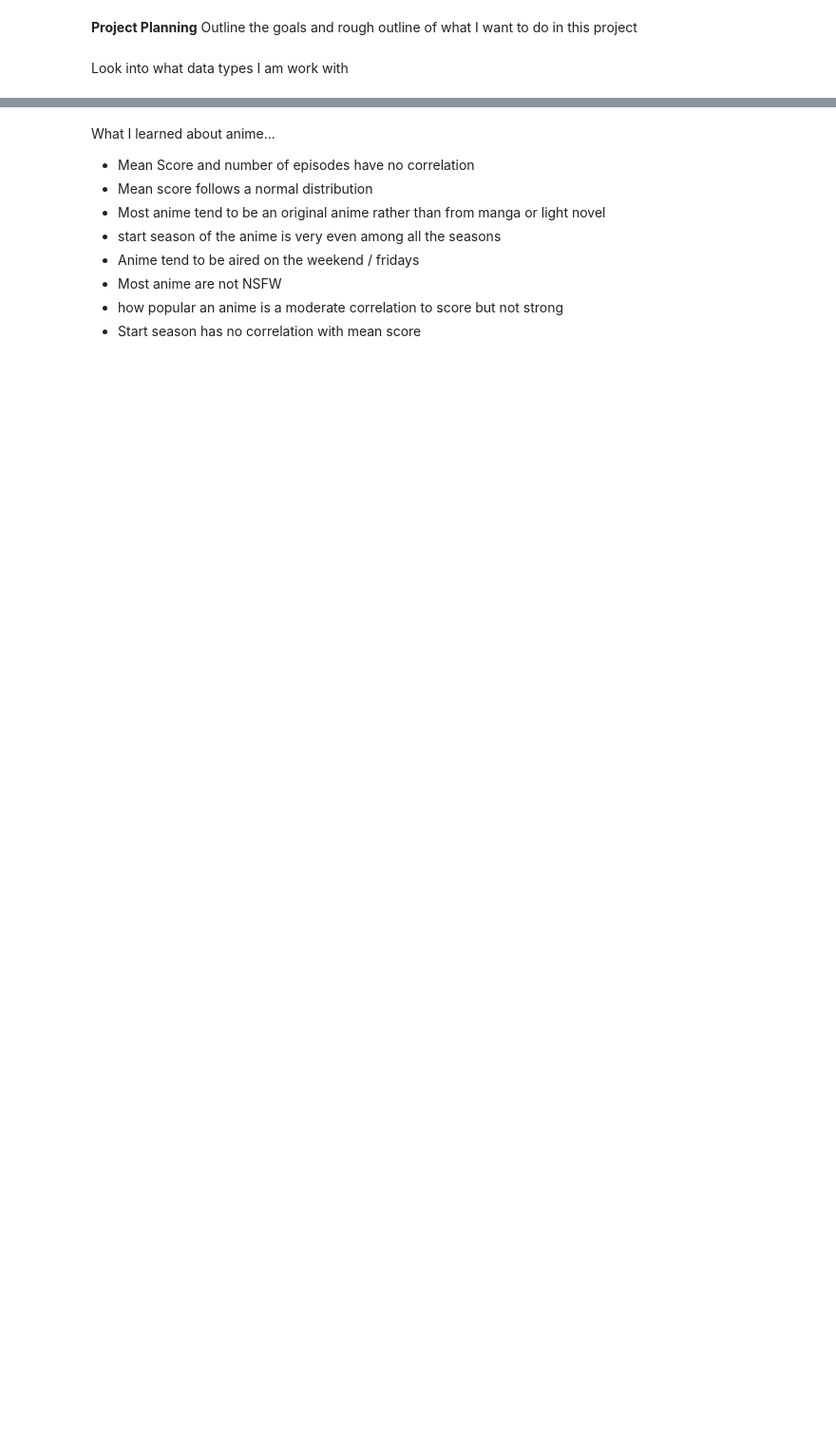
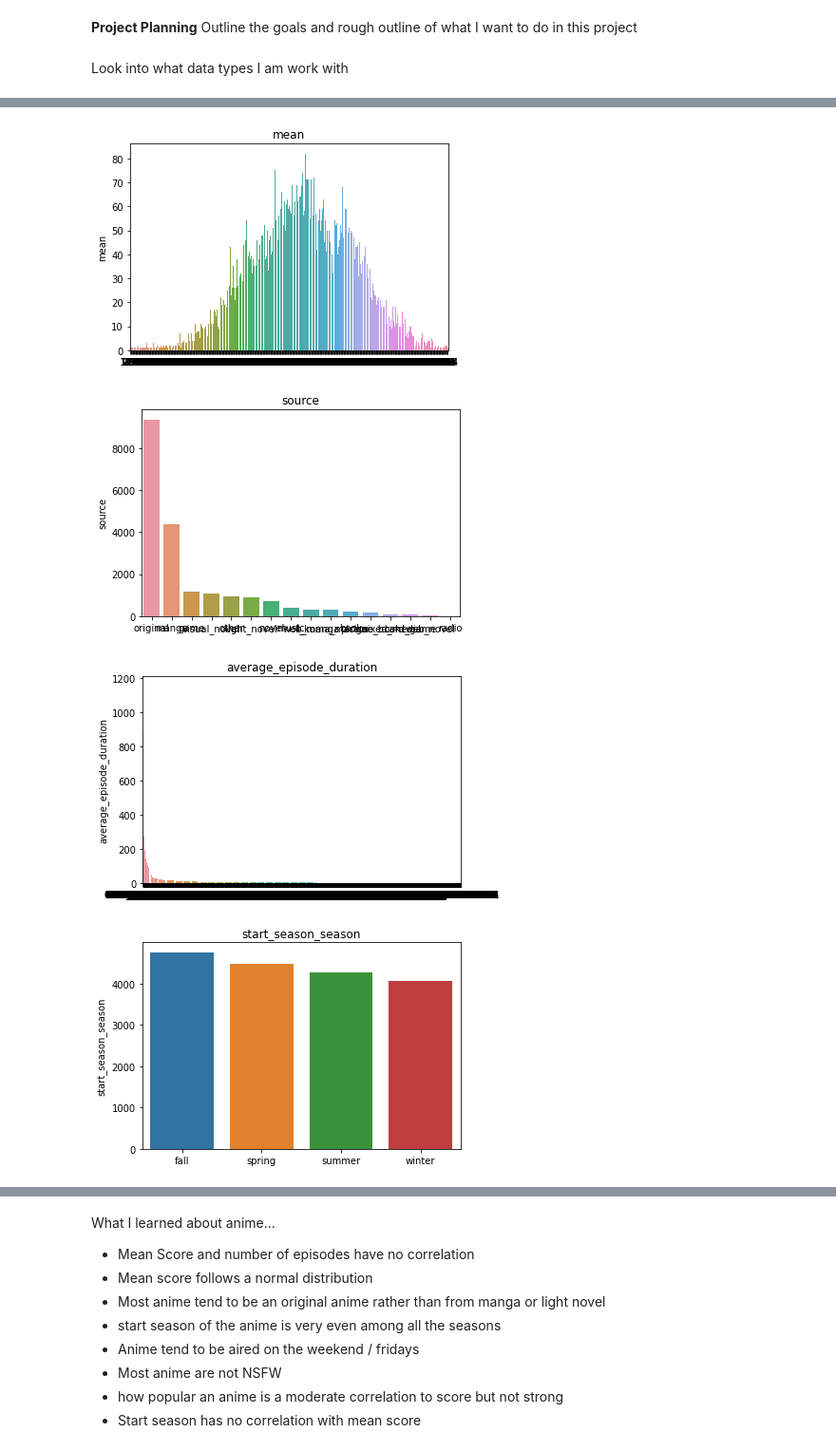
Before and after one commit to azshen23/Manga-to-Anime-prediciton, a Jupyter notebook: rating-prediction.ipynb, the cells around one changed output, grey strips where cells are left out. Shown at 95% size. Drawn from its saved outputs; the diff is of its cells as text; code cells hidden in the pictures; blank space fills up the shorter version.

```diff
--- a/rating-prediction.ipynb
+++ b/rating-prediction.ipynb
@@ -21,8 +21,8 @@ for dirname, _, filenames in os.walk('/input'):
 # %% [markdown]
 Import Data Now
 # %%
-anime = pd.read_csv('/kaggle/input/myanimelist/anime.csv')
-manga = pd.read_csv('/kaggle/input/myanimelist/manga.csv')
+anime = pd.read_csv('./input/anime.csv')
+manga = pd.read_csv('./input/manga.csv')
 
 #%matplotlib inline
 
@@ -73,4 +159,11 @@ pd.pivot_table(anime, index = 'mean', values = ['num_episodes'])
 # %%
 for i in anime_cat.columns:
-    sns.barplot(anime_cat[i].value_counts().index,anime_cat[i].value_counts()).set_title(i)
+    x = anime_cat[i].value_counts().index
+    y = anime_cat[i].value_counts()
+    sns.barplot(x = x, y = y).set_title(i)
     plt.show()
+# %% [output]
+[figure, added]
+[figure, added]
+[figure, added]
+[figure, added]
```
Also changed, not shown: parts of 12 cells of this notebook.
